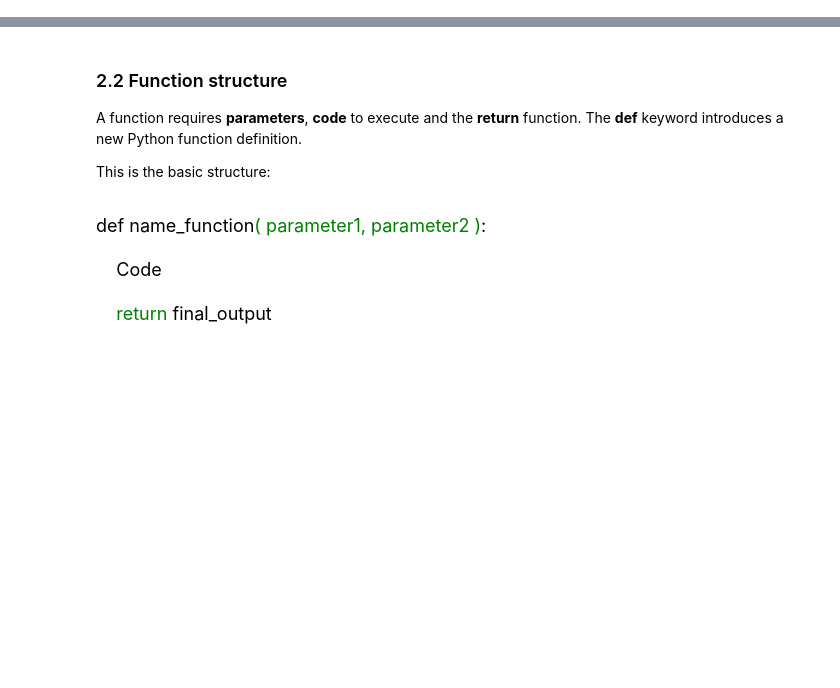
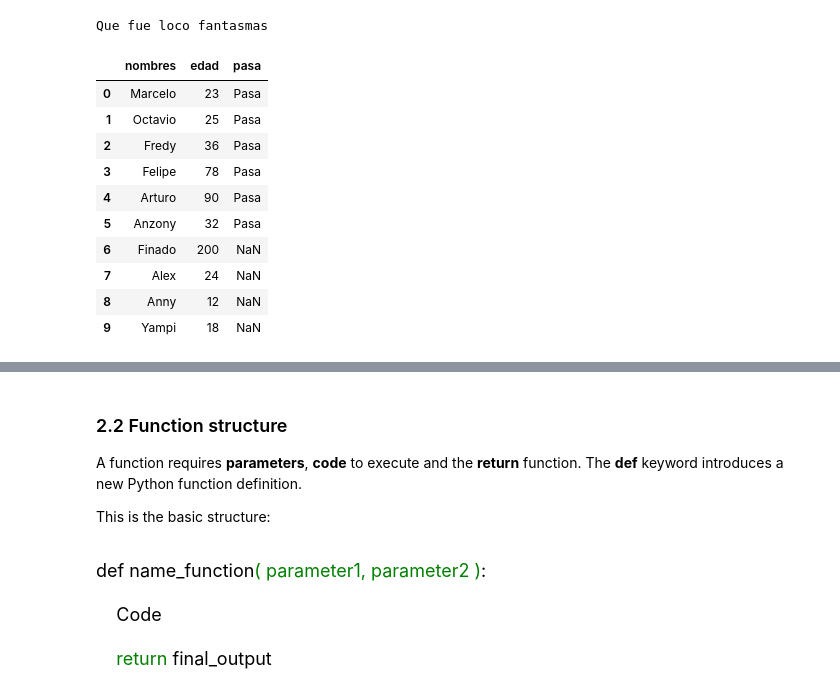
Before and after one commit to Robertopucp/1ECO35_R_PYTHON, a Jupyter notebook: Laboratorios/Lab2/Lab2_Python .ipynb, the cells around one changed output, grey strips where cells are left out. Saved outputs shown, nothing was run; the diff lists cells and outputs as text; code cells hidden in the pictures; blank space fills up the shorter version.

```diff
--- a/Laboratorios/Lab2/Lab2_Python .ipynb
+++ b/Laboratorios/Lab2/Lab2_Python .ipynb
@@ -0,0 +282,39 @@
+# %%
+import pandas as pd
+data1 = {'nombres': ['Marcelo', 'Octavio', 'Fredy', 'Felipe', 'Arturo', 'Anzony', 'Finado', 'Alex', 'Anny', 'Yampi'],
+     'edad': [23, 25, 36, 78, 90, 32, 200, 24, 12, 18]}
+personas = pd.DataFrame( data = data1)
+# %%
+i = 0
+
+# row by row
+nrows = personas.edad.count()
+while i < nrows:
+
+    if personas['edad'][i] > 100:
+        print('Que fue loco fantasmas')
+        break
+
+    elif personas['edad'][i] < 18:
+        # Hemos creado una nueva columna y la estamos rellenando
+        personas.loc[[i], ["pasa"]] = "No pasa"
+
+    else:
+        personas.loc[[i], ["pasa"]] = "Pasa"
+    i = i +1
+# %% [output]
+Que fue loco fantasmas
+# %%
+personas
+# %% [output]
+|  | nombres | edad | pasa |
+| 0 | Marcelo | 23 | Pasa |
+| 1 | Octavio | 25 | Pasa |
+| 2 | Fredy | 36 | Pasa |
+| 3 | Felipe | 78 | Pasa |
+| 4 | Arturo | 90 | Pasa |
+| 5 | Anzony | 32 | Pasa |
+| 6 | Finado | 200 | NaN |
+| 7 | Alex | 24 | NaN |
+| 8 | Anny | 12 | NaN |
+| 9 | Yampi | 18 | NaN |
```
Also changed, not shown: parts of 42 cells of this notebook, 10 other files.
